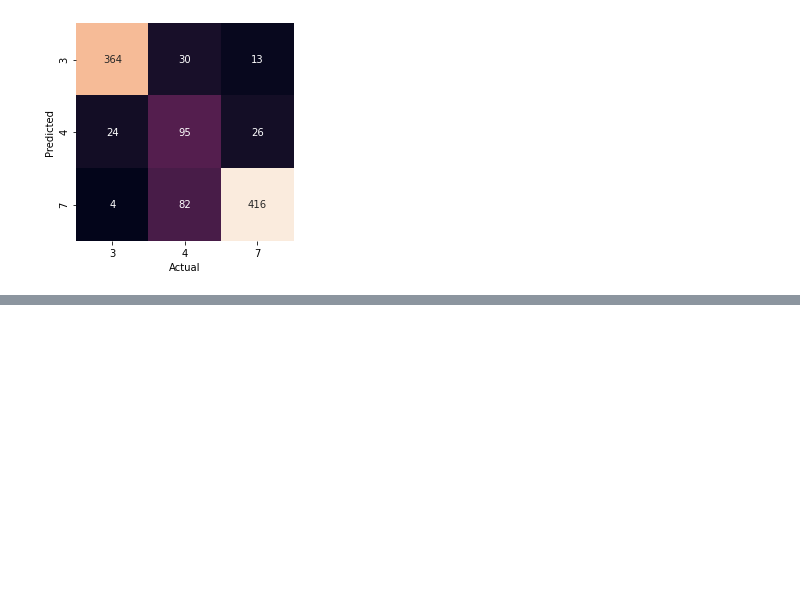
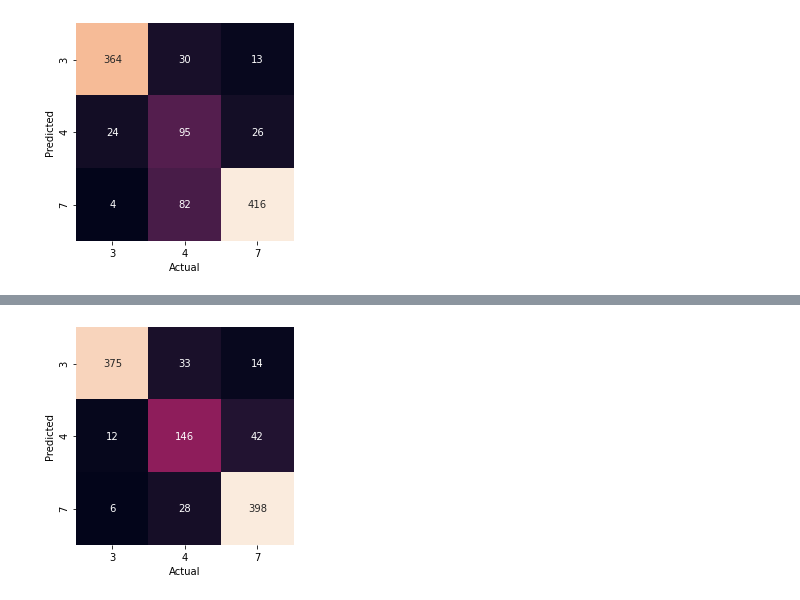
Before and after one commit to dasanaei/ME597-project, a Jupyter notebook: RemoteSensingClassification.ipynb, the cells around one changed output, grey strips where cells are left out. Cells and saved outputs as stored; diff of their text form; code cells hidden in the pictures; blank space fills up the shorter version.

```diff
--- a/RemoteSensingClassification.ipynb
+++ b/RemoteSensingClassification.ipynb
@@ -279,10 +401,12 @@ plt.ylabel('Predicted');
 # %%
-# Grey Soil Analysis For Rbf
-grey = np.delete(np.delete(mat_rbf, [0,1,4], 0), [0,1,4], 1)
+# Grey Soil Analysis For K-NN Model
+grey_knn = np.delete(np.delete(mat_knn, [0,1,4], 0), [0,1,4], 1)
 
 x_axis_labels = [3,4,7] # labels for x-axis
 y_axis_labels = [3,4,7] # labels for y-axis
-sns.heatmap(grey.T, square=True, annot=True, fmt='d', cbar=False, xticklabels=x_axis_labels, yticklabels=y_axis_labels
+sns.heatmap(grey_knn.T, square=True, annot=True, fmt='d', cbar=False, xticklabels=x_axis_labels, yticklabels=y_axis_labels
     )
 plt.xlabel('Actual')
 plt.ylabel('Predicted');
+# %% [output]
+[figure, added]
```
Also changed, not shown: parts of 15 cells of this notebook.
